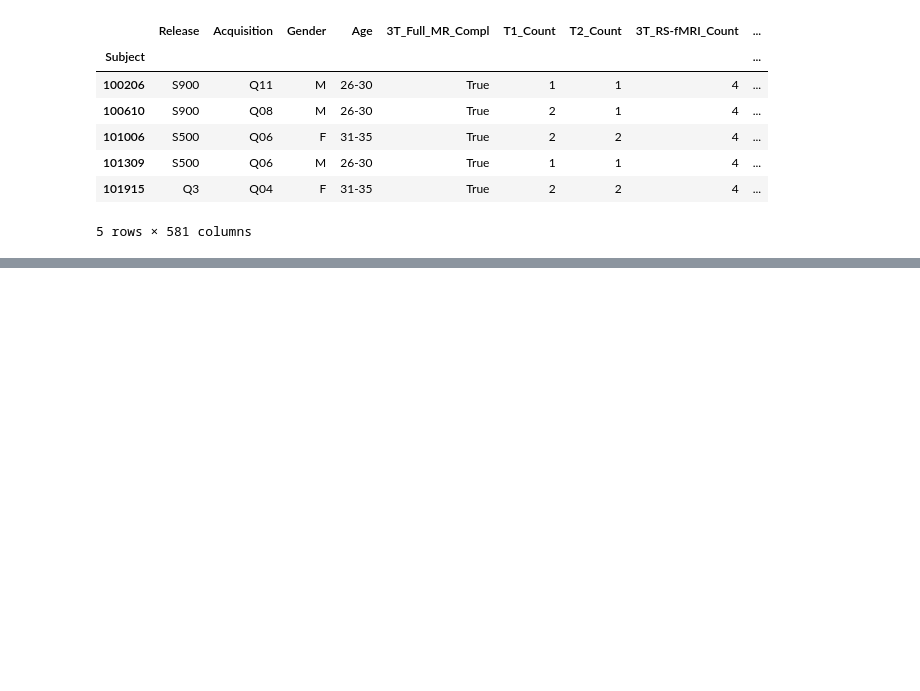
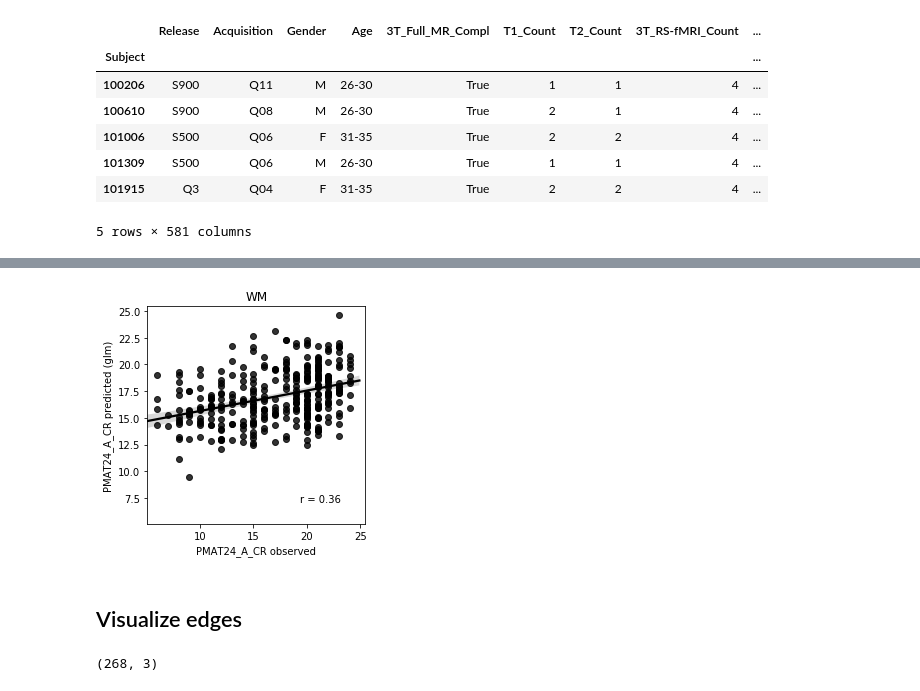
Before and after one commit to esfinn/cpm_tutorial, a Jupyter notebook: cpm_tutorial.ipynb, the cells around one changed output, grey strips where cells are left out. Cells and saved outputs as stored; diff of their text form; code cells hidden in the pictures; blank space fills up the shorter version.

```diff
--- a/cpm_tutorial.ipynb
+++ b/cpm_tutorial.ipynb
@@ -138,7 +129,3 @@ def split_train_test(subj_list, indices, test_fold):
         test_subs.append(sub)
 
     return (train_subs, test_subs)
-# %%
-indices = mk_kfold_indices(subj_list)
-# %%
-train_subs, test_subs = split_train_test(subj_list, indices, 0)
@@ -258,8 +252,7 @@ def cpm_wrapper(all_fc_data, all_behav_data, behav, k=10, **cpm_kwargs):
 # %%
-all_fc_data = read_in_matrices(subj_list, file_suffix='WM')
-cpm_kwargs = {'r_thresh': 0.15, 'corr_type': 'pearson'}
+cpm_kwargs = {'r_thresh': 0.2, 'corr_type': 'pearson'}
 behav = "PMAT24_A_CR"
 
-all_behav_pred = cpm_wrapper(all_fc_data, all_behav_data, behav=behav, **cpm_kwargs)
+behav_obs_pred, all_masks = cpm_wrapper(all_fc_data, all_behav_data, behav=behav, **cpm_kwargs)
 # %% [output]
 doing fold 0
@@ -318,0 +284,29 @@ array(['100206', '100610', '101006', '101309', '101915', '102311',
+# %%
+def plot_predictions(behav_obs_pred, tail="glm"):
+    x = behav_obs_pred.filter(regex=("obs")).astype(float)
+    y = behav_obs_pred.filter(regex=(tail)).astype(float)
+
+    g = sns.regplot(x=x.T.squeeze(), y=y.T.squeeze(), color='black')
+    ax_min = min(min(g.get_xlim()), min(g.get_ylim()))
+    ax_max = max(max(g.get_xlim()), max(g.get_ylim()))
+    g.set_xlim(ax_min, ax_max)
+    g.set_ylim(ax_min, ax_max)
+    g.set_aspect('equal', adjustable='box')
+
+    r = sp.stats.pearsonr(x,y)[0][0]
+    g.annotate('r = {0:.2f}'.format(r), xy = (0.7, 0.1), xycoords = 'axes fraction')
+
+    return g
+# %%
+g = plot_predictions(behav_obs_pred)
+g.set_title("WM")
+plt.show()
+# %% [output]
+[figure, added]
+# %% [markdown]
+## Visualize edges
+# %%
+shen268_coords = pd.read_csv("shen268_coords.csv", index_col="NodeNo")
+shen268_coords.shape
+# %% [output]
+(268, 3)
```
Also changed, not shown: parts of 21 cells of this notebook, 1 other file.
